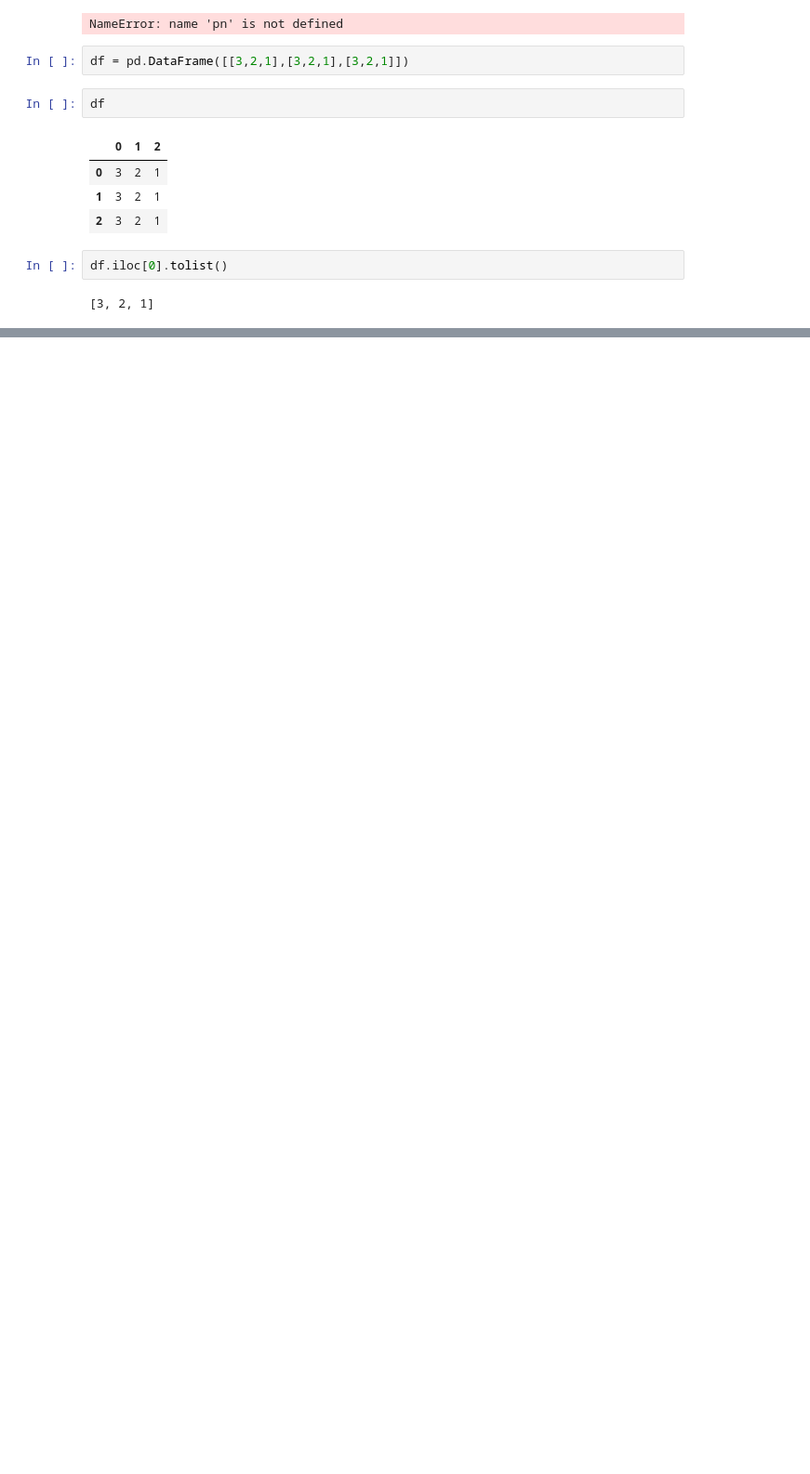
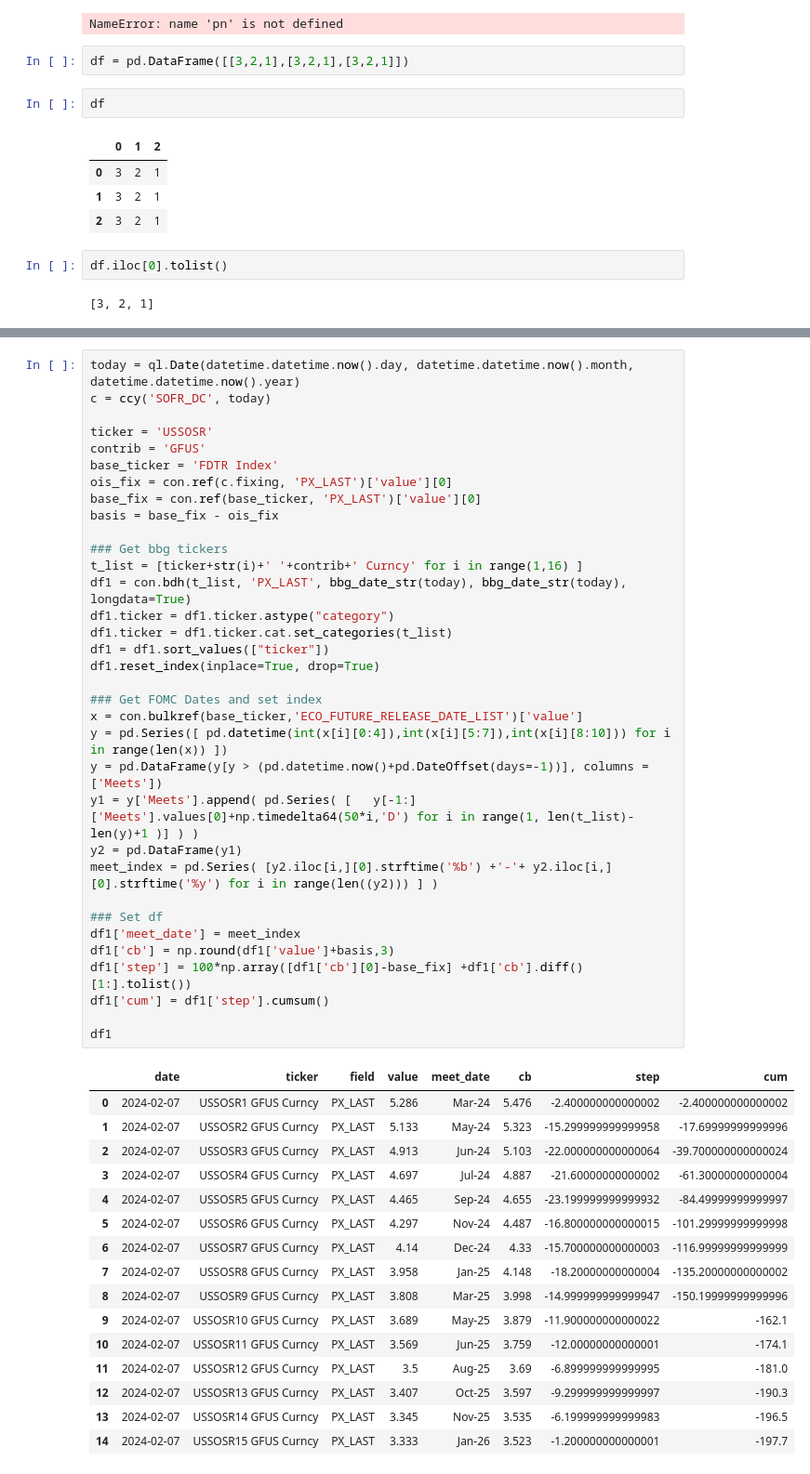
Before and after one commit to knut1402/pycharm-agi, a Jupyter notebook: Analytics/bokeh_test.ipynb, the cells around one changed output, grey strips where cells are left out. Shown: that part at 93% size. Cells and saved outputs as stored; diff of their text form; blank space fills up the shorter version.

```diff
--- a/Analytics/bokeh_test.ipynb
+++ b/Analytics/bokeh_test.ipynb
@@ -980,0 +1094,51 @@ df.iloc[0].tolist()
+# %%
+today = ql.Date(datetime.datetime.now().day, datetime.datetime.now().month, datetime.datetime.now().year)
+c = ccy('SOFR_DC', today)
+
+ticker = 'USSOSR'
+contrib = 'GFUS'
+base_ticker = 'FDTR Index'
+ois_fix = con.ref(c.fixing, 'PX_LAST')['value'][0]
+base_fix = con.ref(base_ticker, 'PX_LAST')['value'][0]
+basis = base_fix - ois_fix
+
+### Get bbg tickers
+t_list = [ticker+str(i)+' '+contrib+' Curncy' for i in range(1,16) ]
+df1 = con.bdh(t_list, 'PX_LAST', bbg_date_str(today), bbg_date_str(today), longdata=True)
+df1.ticker = df1.ticker.astype("category")
+df1.ticker = df1.ticker.cat.set_categories(t_list)
+df1 = df1.sort_values(["ticker"])
+df1.reset_index(inplace=True, drop=True)
+
+### Get FOMC Dates and set index
+x = con.bulkref(base_ticker,'ECO_FUTURE_RELEASE_DATE_LIST')['value']
+y = pd.Series([ pd.datetime(int(x[i][0:4]),int(x[i][5:7]),int(x[i][8:10])) for i in range(len(x)) ])
+y = pd.DataFrame(y[y > (pd.datetime.now()+pd.DateOffset(days=-1))], columns = ['Meets'])
+y1 = y['Meets'].append( pd.Series( [   y[-1:]['Meets'].values[0]+np.timedelta64(50*i,'D') for i in range(1, len(t_list)-len(y)+1 )] ) )
+y2 = pd.DataFrame(y1)
+meet_index = pd.Series( [y2.iloc[i,][0].strftime('%b') +'-'+ y2.iloc[i,][0].strftime('%y') for i in range(len((y2))) ] )
+
+### Set df
+df1['meet_date'] = meet_index
+df1['cb'] = np.round(df1['value']+basis,3)
+df1['step'] = 100*np.array([df1['cb'][0]-base_fix] +df1['cb'].diff()[1:].tolist())
+df1['cum'] = df1['step'].cumsum()
+
+df1
+# %% [output]
+|  | date | ticker | field | value | meet_date | cb | step | cum |
+| 0 | 2024-02-07 | USSOSR1 GFUS Curncy | PX_LAST | 5.286 | Mar-24 | 5.476 | -2.400000000000002 | -2.400000000000002 |
+| 1 | 2024-02-07 | USSOSR2 GFUS Curncy | PX_LAST | 5.133 | May-24 | 5.323 | -15.299999999999958 | -17.69999999999996 |
+| 2 | 2024-02-07 | USSOSR3 GFUS Curncy | PX_LAST | 4.913 | Jun-24 | 5.103 | -22.000000000000064 | -39.700000000000024 |
+| 3 | 2024-02-07 | USSOSR4 GFUS Curncy | PX_LAST | 4.697 | Jul-24 | 4.887 | -21.60000000000002 | -61.30000000000004 |
+| 4 | 2024-02-07 | USSOSR5 GFUS Curncy | PX_LAST | 4.465 | Sep-24 | 4.655 | -23.199999999999932 | -84.49999999999997 |
+| 5 | 2024-02-07 | USSOSR6 GFUS Curncy | PX_LAST | 4.297 | Nov-24 | 4.487 | -16.800000000000015 | -101.29999999999998 |
+| 6 | 2024-02-07 | USSOSR7 GFUS Curncy | PX_LAST | 4.14 | Dec-24 | 4.33 | -15.700000000000003 | -116.99999999999999 |
+| 7 | 2024-02-07 | USSOSR8 GFUS Curncy | PX_LAST | 3.958 | Jan-25 | 4.148 | -18.20000000000004 | -135.20000000000002 |
+| 8 | 2024-02-07 | USSOSR9 GFUS Curncy | PX_LAST | 3.808 | Mar-25 | 3.998 | -14.999999999999947 | -150.19999999999996 |
+| 9 | 2024-02-07 | USSOSR10 GFUS Curncy | PX_LAST | 3.689 | May-25 | 3.879 | -11.900000000000022 | -162.1 |
+| 10 | 2024-02-07 | USSOSR11 GFUS Curncy | PX_LAST | 3.569 | Jun-25 | 3.759 | -12.00000000000001 | -174.1 |
+| 11 | 2024-02-07 | USSOSR12 GFUS Curncy | PX_LAST | 3.5 | Aug-25 | 3.69 | -6.899999999999995 | -181.0 |
+| 12 | 2024-02-07 | USSOSR13 GFUS Curncy | PX_LAST | 3.407 | Oct-25 | 3.597 | -9.299999999999997 | -190.3 |
+| 13 | 2024-02-07 | USSOSR14 GFUS Curncy | PX_LAST | 3.345 | Nov-25 | 3.535 | -6.199999999999983 | -196.5 |
+| 14 | 2024-02-07 | USSOSR15 GFUS Curncy | PX_LAST | 3.333 | Jan-26 | 3.523 | -1.200000000000001 | -197.7 |
```
Also changed, not shown: parts of 33 cells of this notebook, 48 other files.
